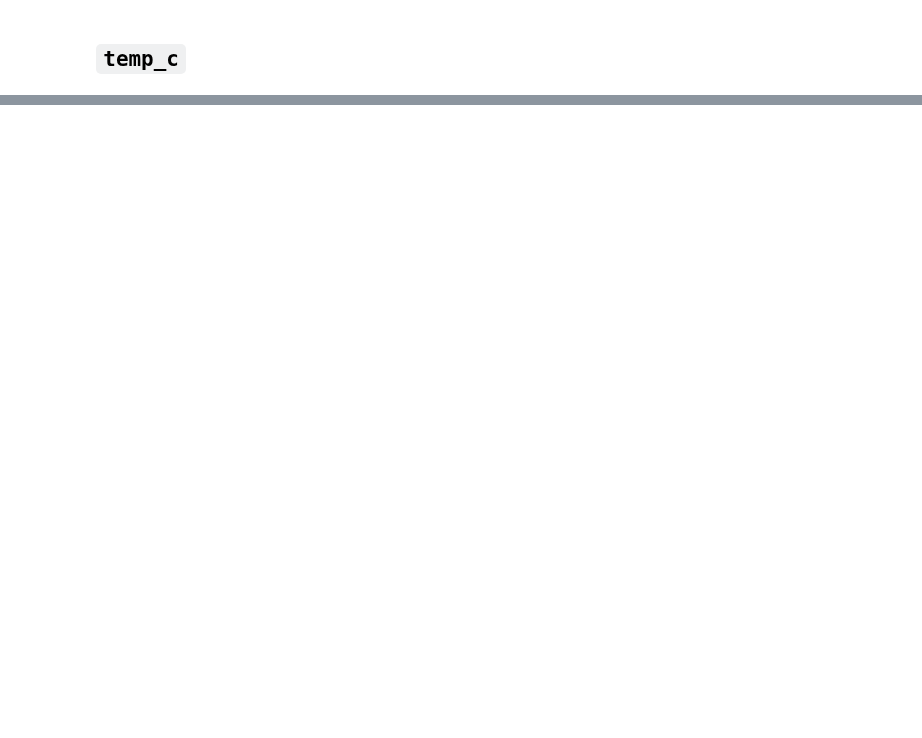
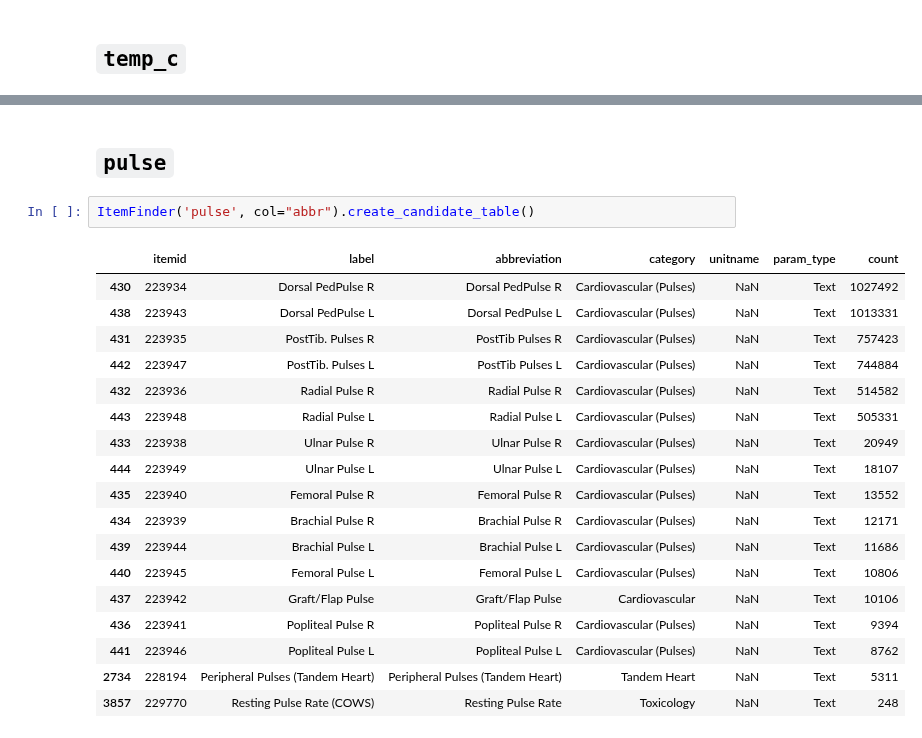
Before and after one commit to oldsandiaz/mimicclif, a Jupyter notebook: code/eda.ipynb, the cells around one changed output, grey strips where cells are left out. Saved outputs shown, nothing was run; the diff lists cells and outputs as text; blank space fills up the shorter version.

```diff
--- a/code/eda.ipynb
+++ b/code/eda.ipynb
@@ -361,0 +444,23 @@ Name: count, dtype: int64
+# %% [markdown]
+## `pulse`
+# %%
+ItemFinder('pulse', col="abbr").create_candidate_table()
+# %% [output]
+|  | itemid | label | abbreviation | category | unitname | param_type | count |
+| 430 | 223934 | Dorsal PedPulse R | Dorsal PedPulse R | Cardiovascular (Pulses) | NaN | Text | 1027492 |
+| 438 | 223943 | Dorsal PedPulse L | Dorsal PedPulse L | Cardiovascular (Pulses) | NaN | Text | 1013331 |
+| 431 | 223935 | PostTib. Pulses R | PostTib Pulses R | Cardiovascular (Pulses) | NaN | Text | 757423 |
+| 442 | 223947 | PostTib. Pulses L | PostTib Pulses L | Cardiovascular (Pulses) | NaN | Text | 744884 |
+| 432 | 223936 | Radial Pulse R | Radial Pulse R | Cardiovascular (Pulses) | NaN | Text | 514582 |
+| 443 | 223948 | Radial Pulse L | Radial Pulse L | Cardiovascular (Pulses) | NaN | Text | 505331 |
+| 433 | 223938 | Ulnar Pulse R | Ulnar Pulse R | Cardiovascular (Pulses) | NaN | Text | 20949 |
+| 444 | 223949 | Ulnar Pulse L | Ulnar Pulse L | Cardiovascular (Pulses) | NaN | Text | 18107 |
+| 435 | 223940 | Femoral Pulse R | Femoral Pulse R | Cardiovascular (Pulses) | NaN | Text | 13552 |
+| 434 | 223939 | Brachial Pulse R | Brachial Pulse R | Cardiovascular (Pulses) | NaN | Text | 12171 |
+| 439 | 223944 | Brachial Pulse L | Brachial Pulse L | Cardiovascular (Pulses) | NaN | Text | 11686 |
+| 440 | 223945 | Femoral Pulse L | Femoral Pulse L | Cardiovascular (Pulses) | NaN | Text | 10806 |
+| 437 | 223942 | Graft/Flap Pulse | Graft/Flap Pulse | Cardiovascular | NaN | Text | 10106 |
+| 436 | 223941 | Popliteal Pulse R | Popliteal Pulse R | Cardiovascular (Pulses) | NaN | Text | 9394 |
+| 441 | 223946 | Popliteal Pulse L | Popliteal Pulse L | Cardiovascular (Pulses) | NaN | Text | 8762 |
+| 2734 | 228194 | Peripheral Pulses (Tandem Heart) | Peripheral Pulses (Tandem Heart) | Tandem Heart | NaN | Text | 5311 |
+| 3857 | 229770 | Resting Pulse Rate (COWS) | Resting Pulse Rate | Toxicology | NaN | Text | 248 |
```
Also changed, not shown: parts of 45 cells of this notebook.
